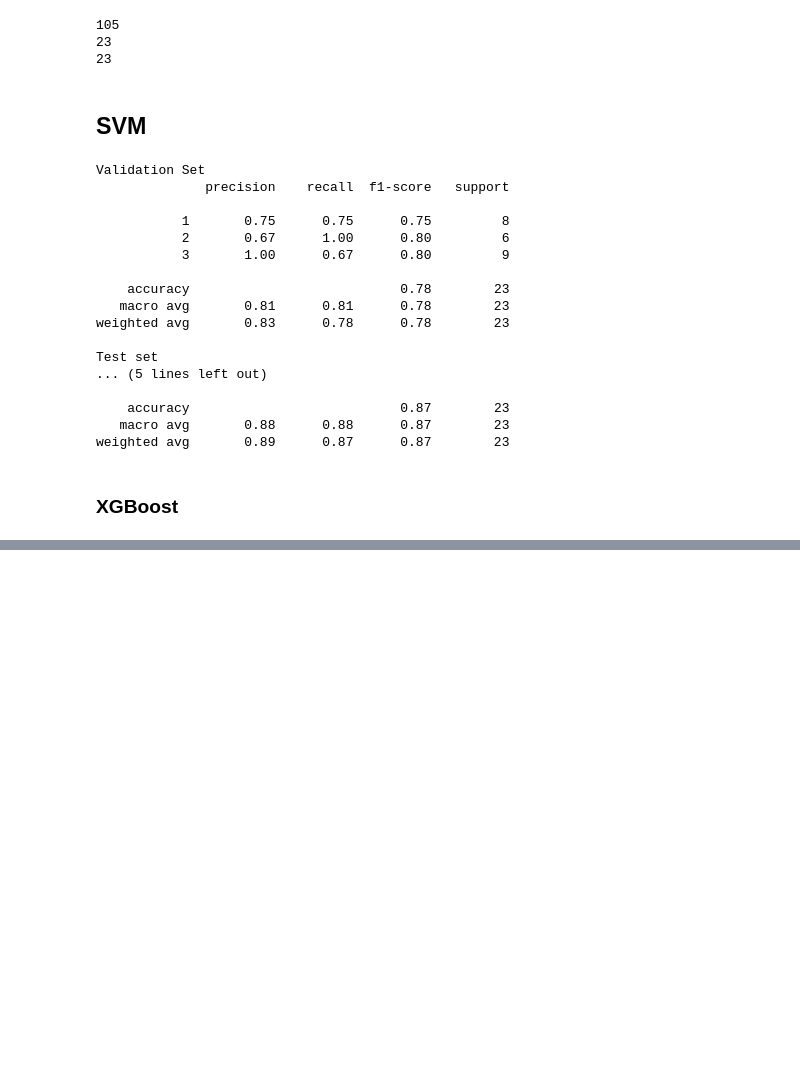
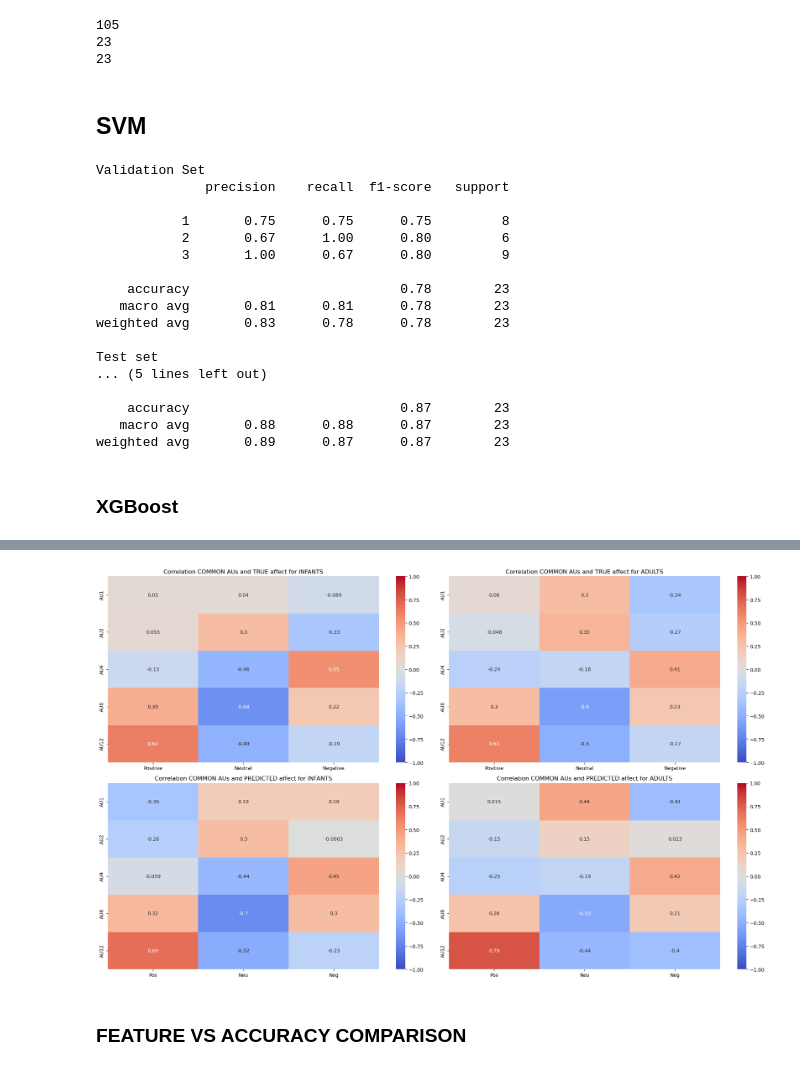
Before and after one commit to florentinafabregas/affect-recognition-infants, a Jupyter notebook: notebooks/main.ipynb, the cells around one changed output, grey strips where cells are left out. Drawn from its saved outputs; the diff is of its cells as text; code cells hidden in the pictures; blank space fills up the shorter version.

Commit message:
add: more EDA on infant AUs -> main file

```diff
--- a/notebooks/main.ipynb
+++ b/notebooks/main.ipynb
@@ -343,0 +606,2 @@ from feat import Detector
+# %%
+train_predict_svm(common_au_columns, pyafar_adu_df)
@@ -343,0 +670,2 @@ from feat import Detector
+# %%
+correlation_common_inf = plot_correlation(common_au_columns, pyafar_inf_df)
@@ -343,0 +693,6 @@ from feat import Detector
+# %%
+pyafar_adu_df['Pos_label'] = (pyafar_adu_df['imageCat'] == 3).astype(int)
+pyafar_adu_df['Neu_label'] = (pyafar_adu_df['imageCat'] == 2).astype(int)
+pyafar_adu_df['Neg_label'] = (pyafar_adu_df['imageCat'] == 1).astype(int)
+# %%
+correlation_common_adu = plot_correlation(common_au_columns, pyafar_adu_df)
@@ -343,0 +720,49 @@ from feat import Detector
+# %%
+# Infant pyafar - calculate correlations between AUs and affect labels separately
+inf_corr_pos = pyafar_inf_df[common_au_columns].corrwith(pyafar_inf_df['Pos_label'])
+inf_corr_neu = pyafar_inf_df[common_au_columns].corrwith(pyafar_inf_df['Neu_label'])
+inf_corr_neg = pyafar_inf_df[common_au_columns].corrwith(pyafar_inf_df['Neg_label'])
+
+# Adult pyafar - calculate correlations between AUs and affect labels separately
+adu_corr_pos = pyafar_adu_df[common_au_columns].corrwith(pyafar_adu_df['Pos_label'])
+adu_corr_neu = pyafar_adu_df[common_au_columns].corrwith(pyafar_adu_df['Neu_label'])
+adu_corr_neg = pyafar_adu_df[common_au_columns].corrwith(pyafar_adu_df['Neg_label'])
+
+# Combine results into a DataFrame for visualization
+corr_df_inf = pd.DataFrame({
+    'Positive': inf_corr_pos,
+    'Neutral': inf_corr_neu,
+    'Negative': inf_corr_neg
+})
+
+corr_df_adu = pd.DataFrame({
+    'Positive': adu_corr_pos,
+    'Neutral': adu_corr_neu,
+    'Negative': adu_corr_neg
+})
+
+fig, axes = plt.subplots(2, 2, figsize=(20, 12))
+
+# Plot for True Class: Infant pyafar
+sns.heatmap(corr_df_inf, annot=True, cmap="coolwarm", center=0, vmin=-1, vmax=1, ax=axes[0, 0])
+axes[0, 0].set_title("Correlation COMMON AUs and TRUE affect for INFANTS")
+
+# Plot for True Class: Adult pyafar
+sns.heatmap(corr_df_adu, annot=True, cmap="coolwarm", center=0, vmin=-1, vmax=1, ax=axes[0, 1])
+axes[0, 1].set_title("Correlation COMMON AUs and TRUE affect for ADULTS")
+
+# Plot for Predicted Class: Infant pyafar (assuming `correlation_common_inf` is defined)
+sns.heatmap(correlation_common_inf, annot=True, cmap="coolwarm", center=0, vmin=-1, vmax=1, ax=axes[1, 0])
+axes[1, 0].set_title("Correlation COMMON AUs and PREDICTED affect for INFANTS")
+
+# Plot for Predicted Class: Adult pyafar (assuming `correlation_common_adu` is defined)
+sns.heatmap(correlation_common_adu, annot=True, cmap="coolwarm", center=0, vmin=-1, vmax=1, ax=axes[1, 1])
+axes[1, 1].set_title("Correlation COMMON AUs and PREDICTED affect for ADULTS")
+
+# Adjust layout to prevent overlapping
+plt.tight_layout()
+plt.show()
+# %% [output]
+[figure, added]
+# %% [markdown]
+### FEATURE VS ACCURACY COMPARISON
```
Also changed, not shown: parts of 63 cells of this notebook, 5 other files.
